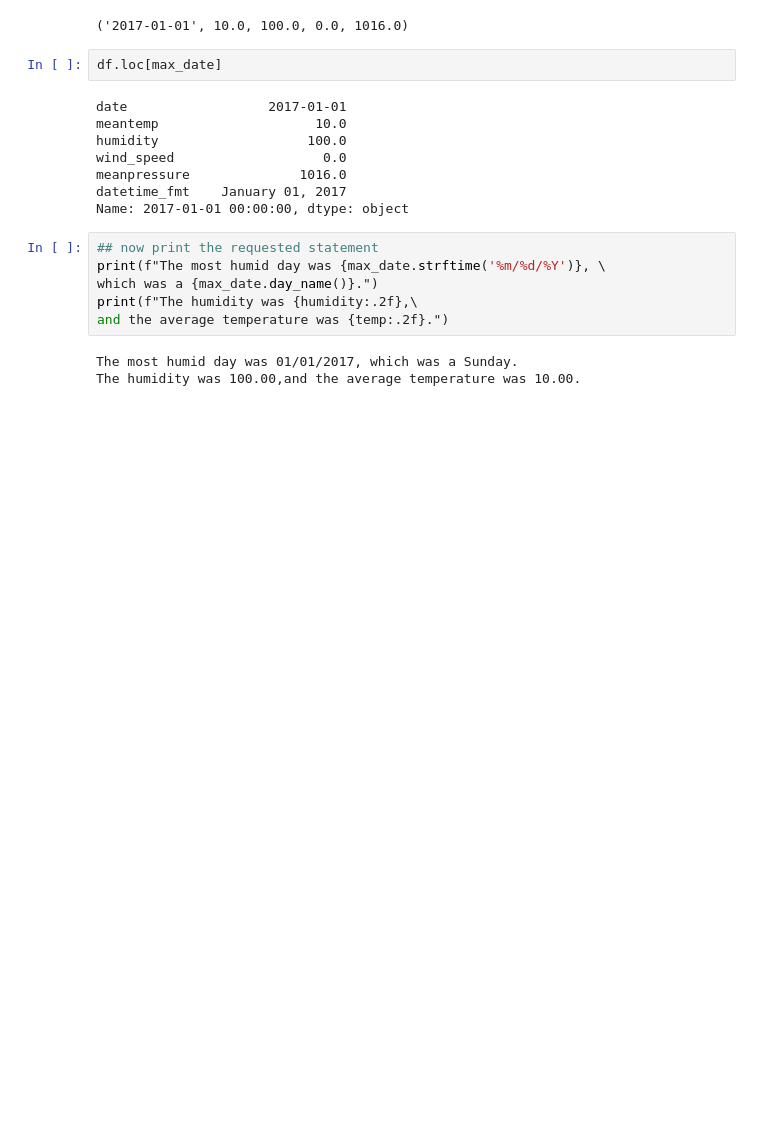
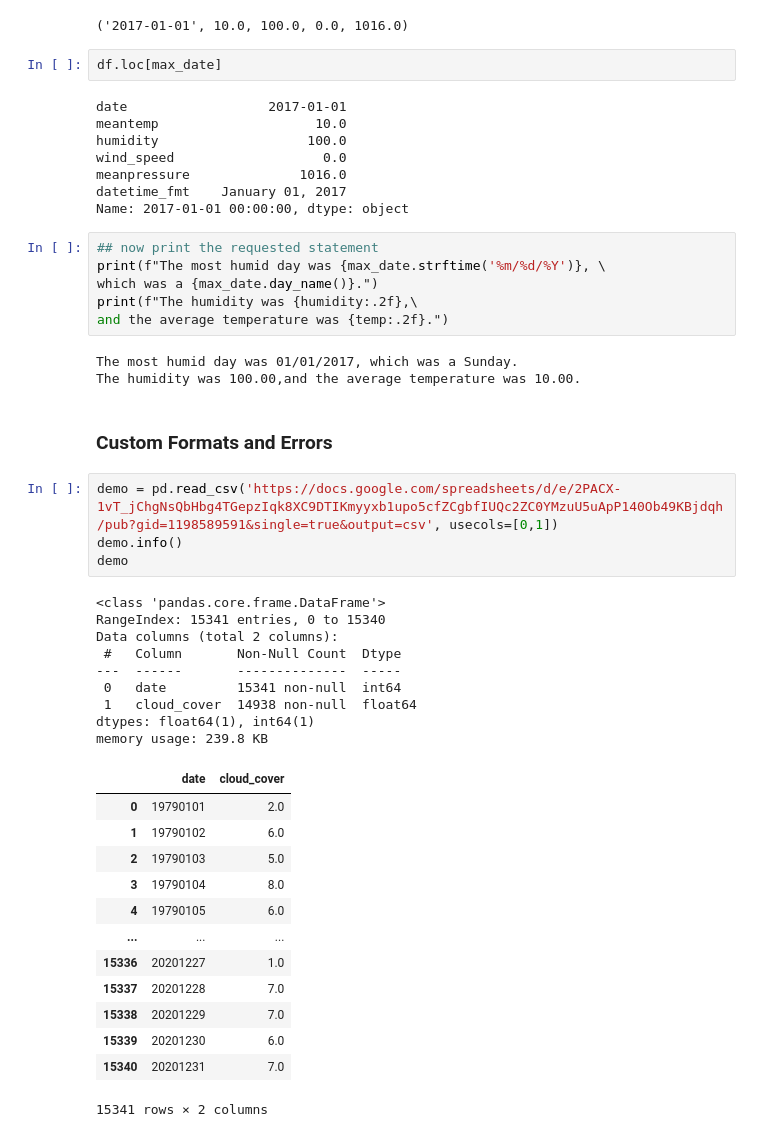
Before and after one commit to Rovidicus/Data-Visualization, a Jupyter notebook: Pandas_Datetime.ipynb, the cells around one changed output. Saved outputs shown, nothing was run; the diff lists cells and outputs as text; blank space fills up the shorter version.

```diff
--- a/Pandas_Datetime.ipynb
+++ b/Pandas_Datetime.ipynb
@@ -307,3 +307,32 @@ and the average temperature was {temp:.2f}.")
 # %% [output]
 The most humid day was 01/01/2017, which was a Sunday.
 The humidity was 100.00,and the average temperature was 10.00.
+# %% [markdown]
+### Custom Formats and Errors
+# %%
+demo = pd.read_csv('https://docs.google.com/spreadsheets/d/e/2PACX-1vT_jChgNsQbHbg4TGepzIqk8XC9DTIKmyyxb1upo5cfZCgbfIUQc2ZC0YMzuU5uApP140Ob49KBjdqh/pub?gid=1198589591&single=true&output=csv', usecols=[0,1])
+demo.info()
+demo
+# %% [output]
+<class 'pandas.core.frame.DataFrame'>
+RangeIndex: 15341 entries, 0 to 15340
+Data columns (total 2 columns):
+ #   Column       Non-Null Count  Dtype
+---  ------       --------------  -----
+ 0   date         15341 non-null  int64
+ 1   cloud_cover  14938 non-null  float64
+dtypes: float64(1), int64(1)
+memory usage: 239.8 KB
+|  | date | cloud_cover |
+| 0 | 19790101 | 2.0 |
+| 1 | 19790102 | 6.0 |
+| 2 | 19790103 | 5.0 |
+| 3 | 19790104 | 8.0 |
+| 4 | 19790105 | 6.0 |
+| ... | ... | ... |
+| 15336 | 20201227 | 1.0 |
+| 15337 | 20201228 | 7.0 |
+| 15338 | 20201229 | 7.0 |
+| 15339 | 20201230 | 6.0 |
+| 15340 | 20201231 | 7.0 |
+15341 rows × 2 columns
```
Also changed, not shown: parts of 19 cells of this notebook, 2 other files.
